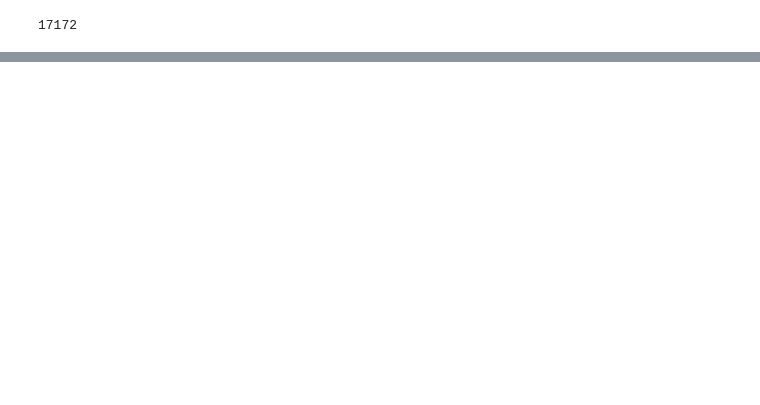
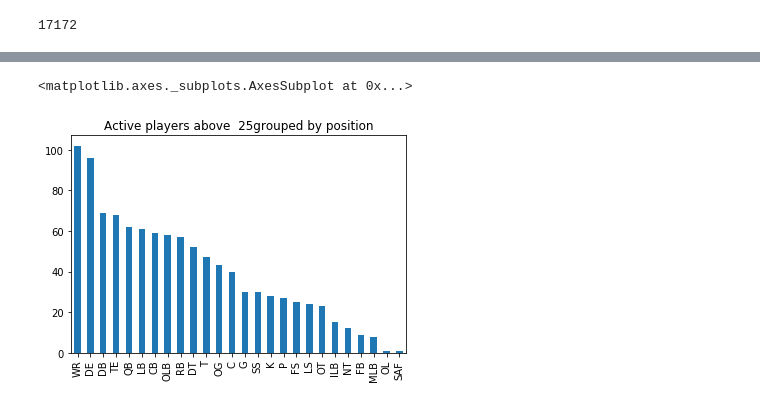
Before and after one commit to rmroman/dataPy_CADi, a Jupyter notebook: dataPyPersonal/nfl.ipynb, the cells around one changed output, grey strips where cells are left out. Cells and saved outputs as stored; diff of their text form; code cells hidden in the pictures; blank space fills up the shorter version.

```diff
--- a/dataPyPersonal/nfl.ipynb
+++ b/dataPyPersonal/nfl.ipynb
@@ -36,0 +42,6 @@ len(aboveAge)
+# %%
+activeFilter = data["Current Status"] == "Active"
+
+aboveAndActive = data[ageFilter & activeFilter]
+len(aboveAndActive)
+aboveAndActive.head()
@@ -36,0 +55,13 @@ len(aboveAge)
+# %%
+# Plotting
+frequencies = aboveAndActive["Position"].value_counts()
+frequencies.plot.bar(
+    title=(
+        "Active players above  " +
+        str(ageFilterValue) +
+        "grouped by position"
+    )
+)
+# %% [output]
+<matplotlib.axes._subplots.AxesSubplot at 0x...>
+[figure, added]
```
Also changed, not shown: parts of 5 cells of this notebook, 2 other files.
